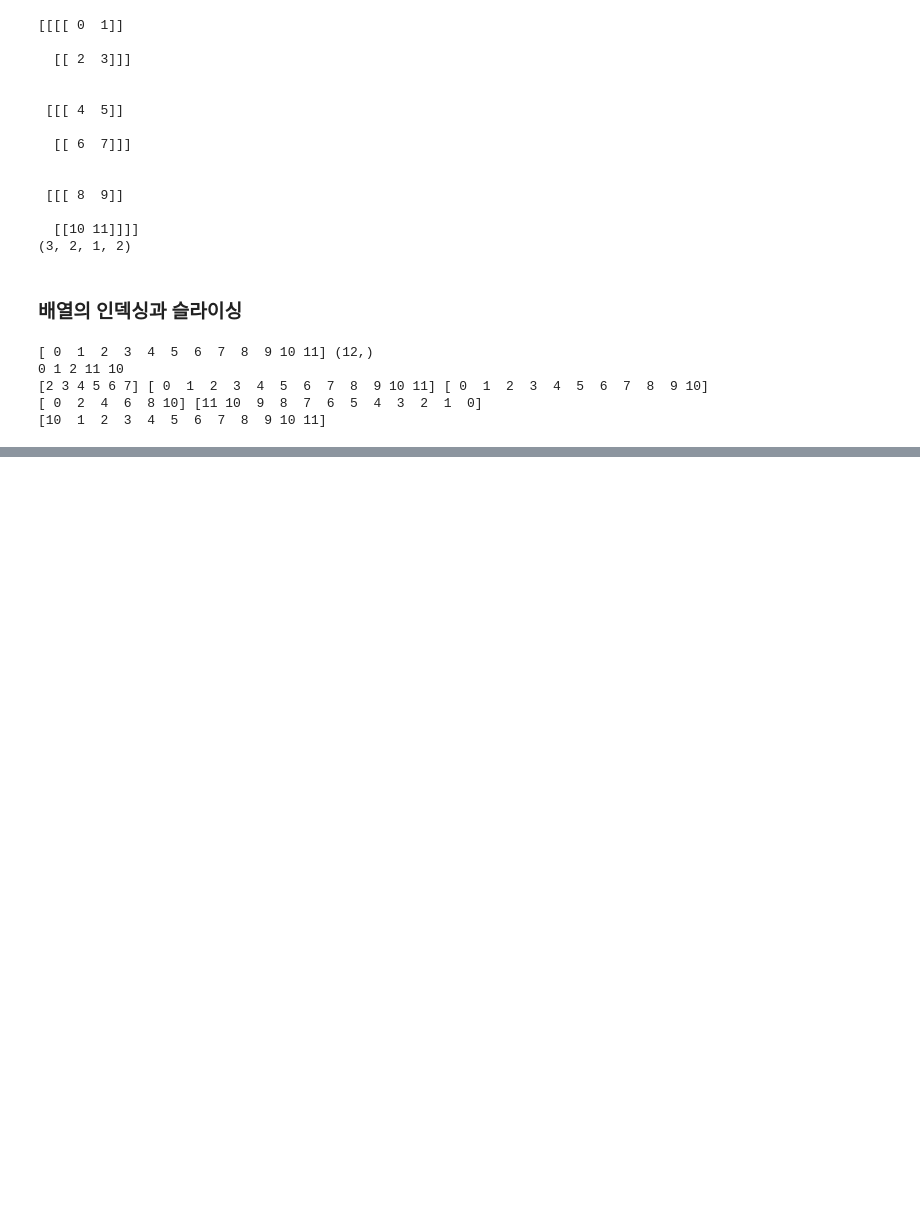
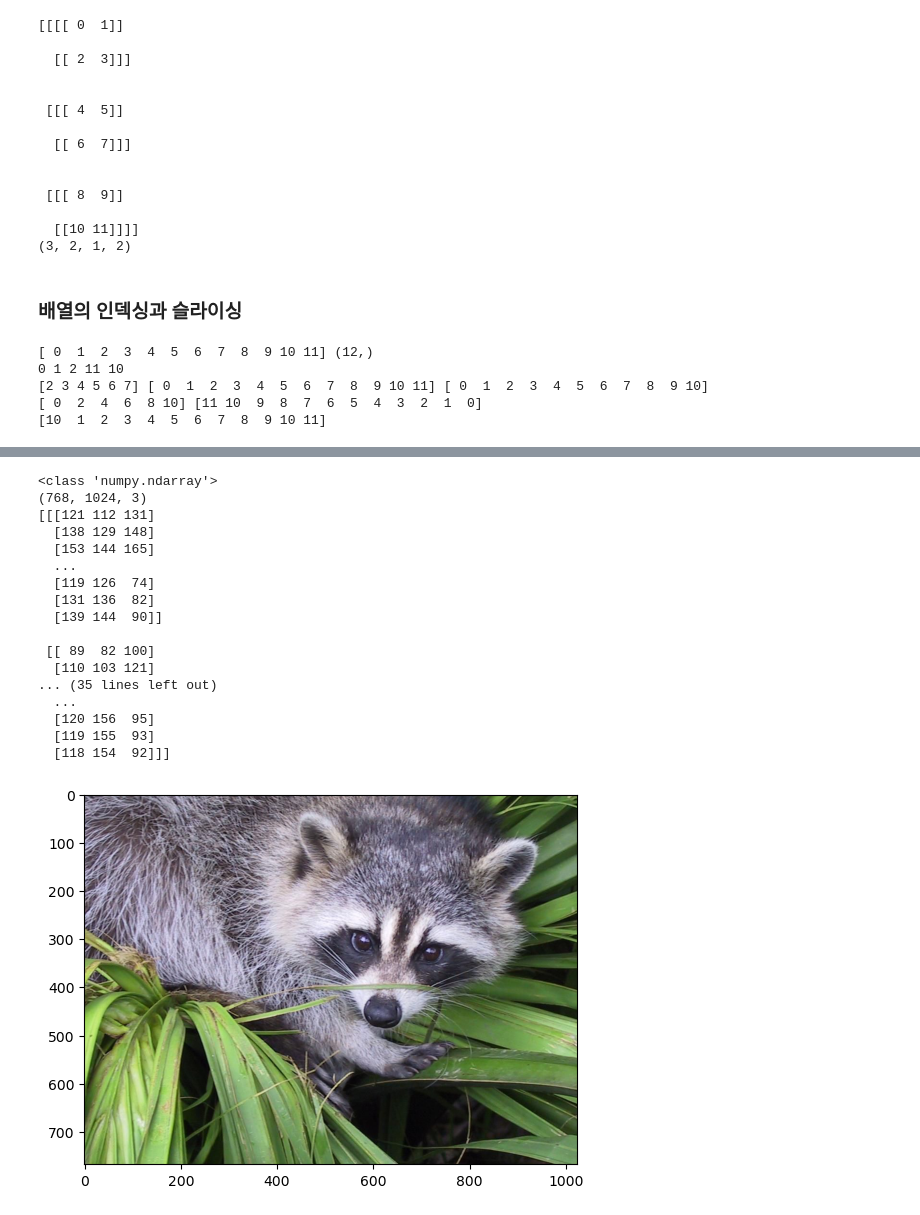
Before and after one commit to digicope/opencv_0324, a Jupyter notebook: 01_Python과 API의 기초/07_numpy_basic.ipynb, the cells around one changed output, grey strips where cells are left out. Cells and saved outputs as stored; diff of their text form; code cells hidden in the pictures; blank space fills up the shorter version.

```diff
--- a/01_Python과 API의 기초/07_numpy_basic.ipynb
+++ b/01_Python과 API의 기초/07_numpy_basic.ipynb
@@ -144,0 +253,32 @@ print(d[2,1])   # 9
+# %%
+# raccoon(오리너구리 사진) 데이터
+import scipy.misc
+import matplotlib.pyplot as plt  # 시각화 라이브러리
+
+face = scipy.misc.face()
+print(type(face))       # ndarray
+print(face.shape)       # (768, 1024, 3)  , (y,x,rgb)
+# RGB :     Red : Green : Blue (8:8:8)
+#      11111111  00000000 00000000 (2진수)  --> Red
+print(face)
+plt.imshow(face)
+plt.show()
+# %% [output]
+<class 'numpy.ndarray'>
+(768, 1024, 3)
+[[[121 112 131]
+  [138 129 148]
+  [153 144 165]
+  ...
+  [119 126  74]
+  [131 136  82]
+  [139 144  90]]
+
+ [[ 89  82 100]
+  [110 103 121]
+... (35 lines left out)
+  ...
+  [120 156  95]
+  [119 155  93]
+  [118 154  92]]]
+[figure, added]
```
Also changed, not shown: parts of 9 cells of this notebook.
